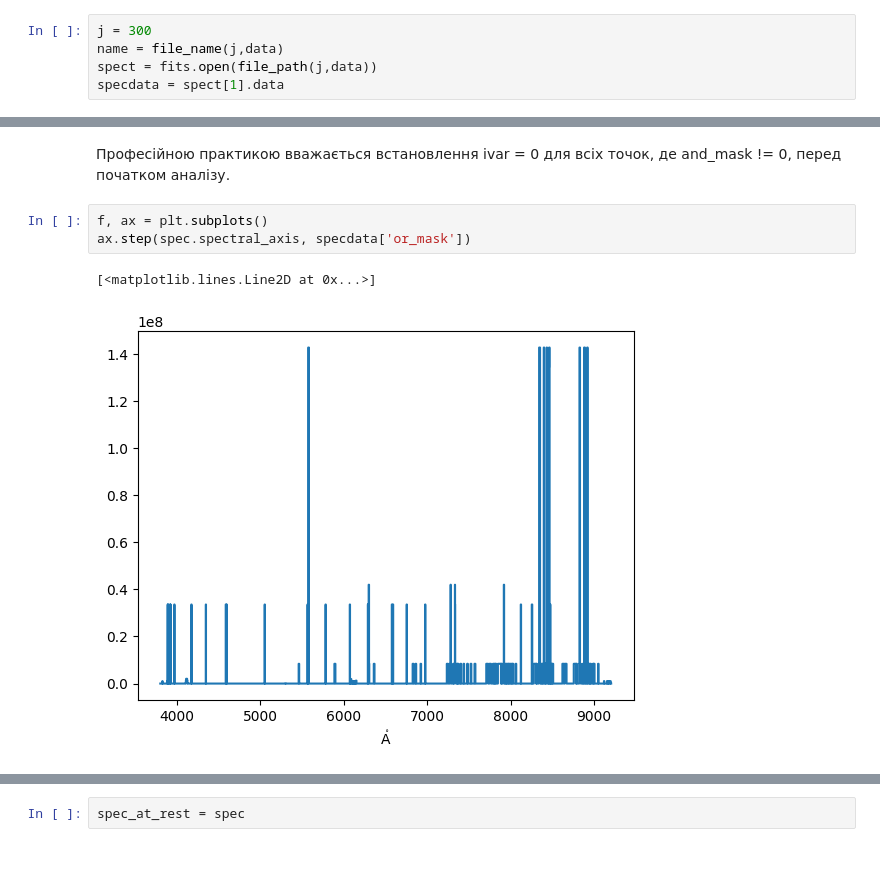
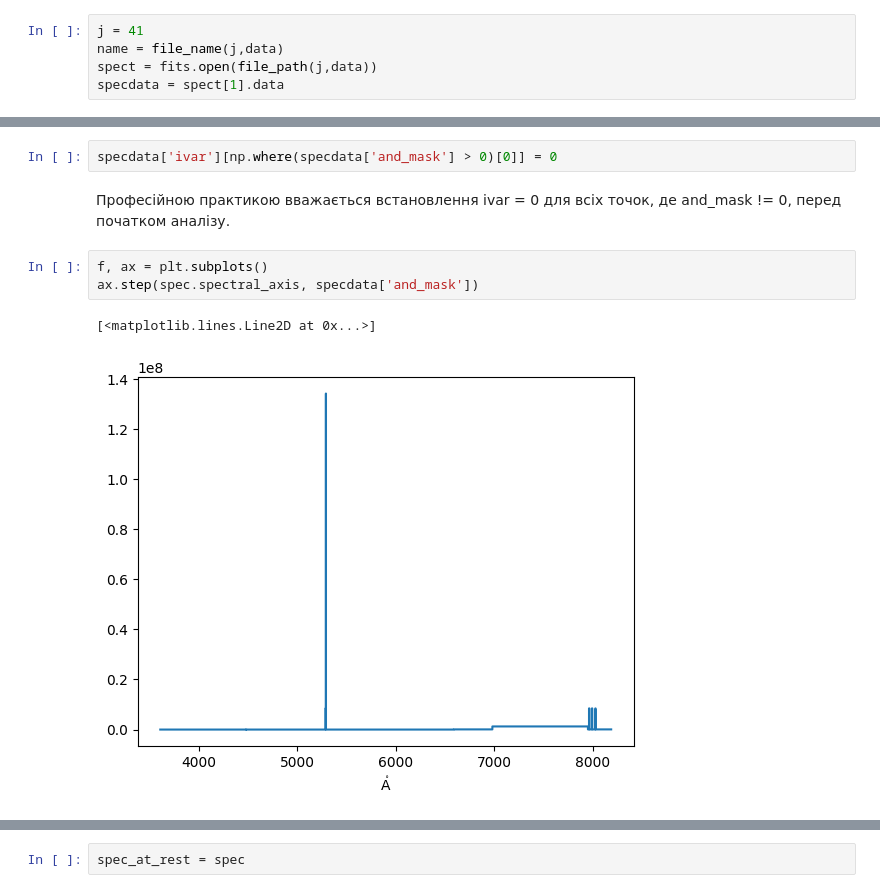
Before and after one commit to lrikozavr/Sklad_gryazi, a Jupyter notebook: astrophys/Te.ipynb, the cells around one changed output, grey strips where cells are left out. Saved outputs shown, nothing was run; the diff lists cells and outputs as text; blank space fills up the shorter version.

```diff
--- a/astrophys/Te.ipynb
+++ b/astrophys/Te.ipynb
@@ -61,5 +75,5 @@ data
 # %%
-j = 300
+j = 41
 name = file_name(j,data)
 spect = fits.open(file_path(j,data))
 specdata = spect[1].data
@@ -87,11 +130,13 @@ specdata['and_mask'],specdata['or_mask']
+# %%
+specdata['ivar'][np.where(specdata['and_mask'] > 0)[0]] = 0
 # %% [markdown]
 Професійною практикою вважається встановлення ivar = 0 для всіх точок, де and_mask != 0, перед початком аналізу.
 # %%
 f, ax = plt.subplots()
-ax.step(spec.spectral_axis, specdata['or_mask'])
+ax.step(spec.spectral_axis, specdata['and_mask'])
 # %% [output]
 [<matplotlib.lines.Line2D at 0x...>]
-[figure, old version]
+[figure, new version]
 # %%
 import warnings
 
```
Also changed, not shown: parts of 18 cells of this notebook.
